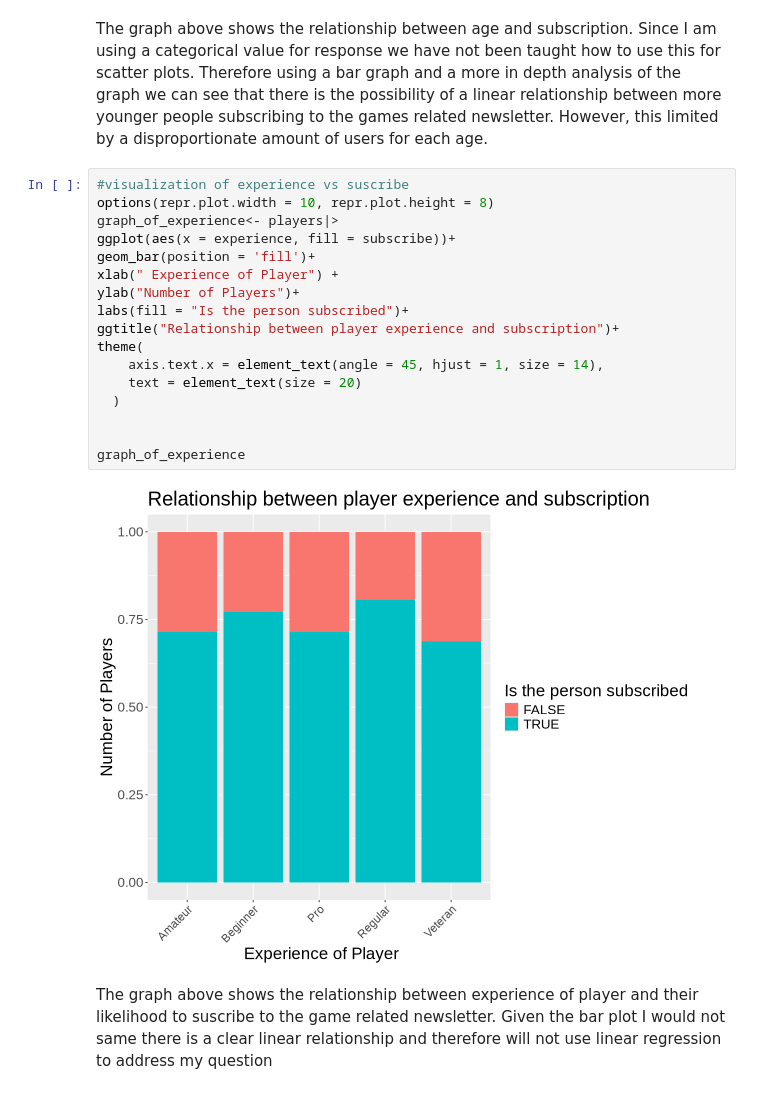
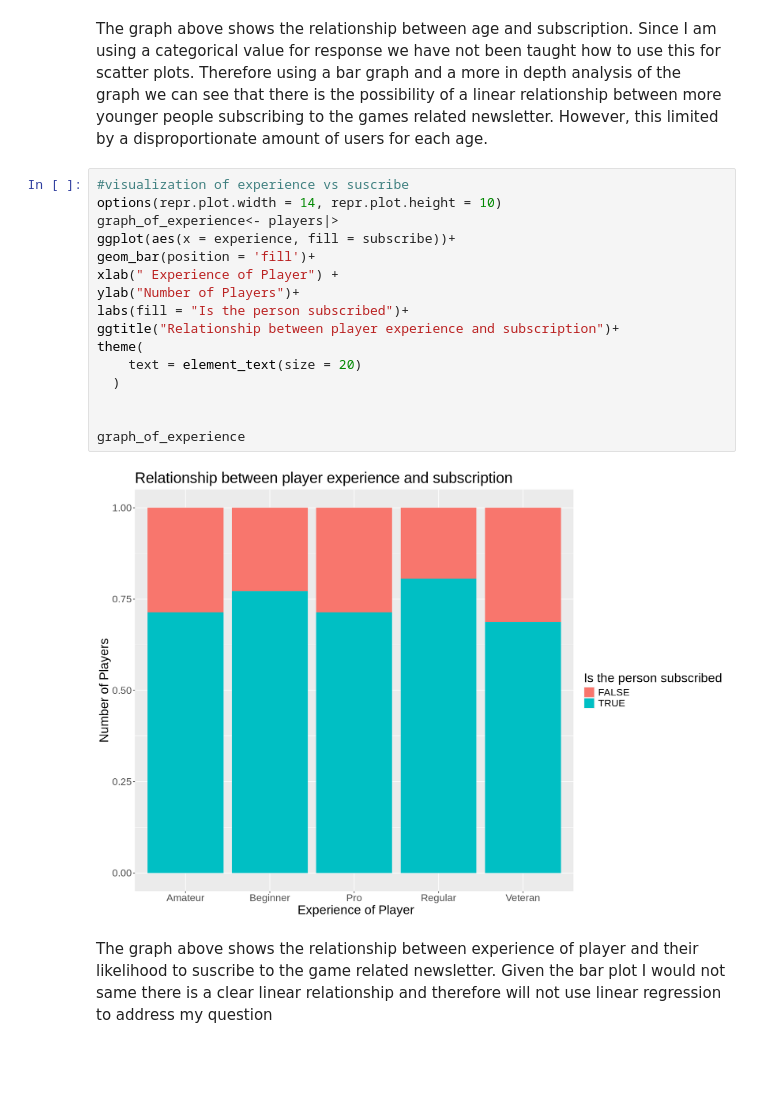
Before and after one commit to Jvantunen/DSCI_minecraft_project_group2, a Jupyter notebook: DSCI_individual_progect_Group_2.ipynb, the cells around one changed output. Drawn from its saved outputs; the diff is of its cells as text; blank space fills up the shorter version.

Commit message:
New changes to graph 2

```diff
--- a/DSCI_individual_progect_Group_2.ipynb
+++ b/DSCI_individual_progect_Group_2.ipynb
@@ -191,23 +191,22 @@ Warning message:
 The graph above shows the relationship between age and subscription. Since I am using a categorical value for response we have not been taught how to use this for scatter plots. Therefore using a bar graph and a more in depth analysis of the graph we can see that there is the possibility of a linear relationship between more younger people subscribing to the games related newsletter. However, this limited by a disproportionate amount of users for each age.
 # %%
 #visualization of experience vs suscribe
-options(repr.plot.width = 10, repr.plot.height = 8)
+options(repr.plot.width = 14, repr.plot.height = 10)
 graph_of_experience<- players|>
 ggplot(aes(x = experience, fill = subscribe))+
 geom_bar(position = 'fill')+
 xlab(" Experience of Player") +
 ylab("Number of Players")+
 labs(fill = "Is the person subscribed")+
 ggtitle("Relationship between player experience and subscription")+
 theme(
-    axis.text.x = element_text(angle = 45, hjust = 1, size = 14),
     text = element_text(size = 20)
   )
 
 
 graph_of_experience
 # %% [output]
-[figure, old version]
+[figure, new version]
 # %% [markdown]
 The graph above shows the relationship between experience of player and their likelihood to suscribe to the game related newsletter. Given the bar plot I would not same there is a clear linear relationship and therefore will not use linear regression to address my question
 # %% [markdown]
```
